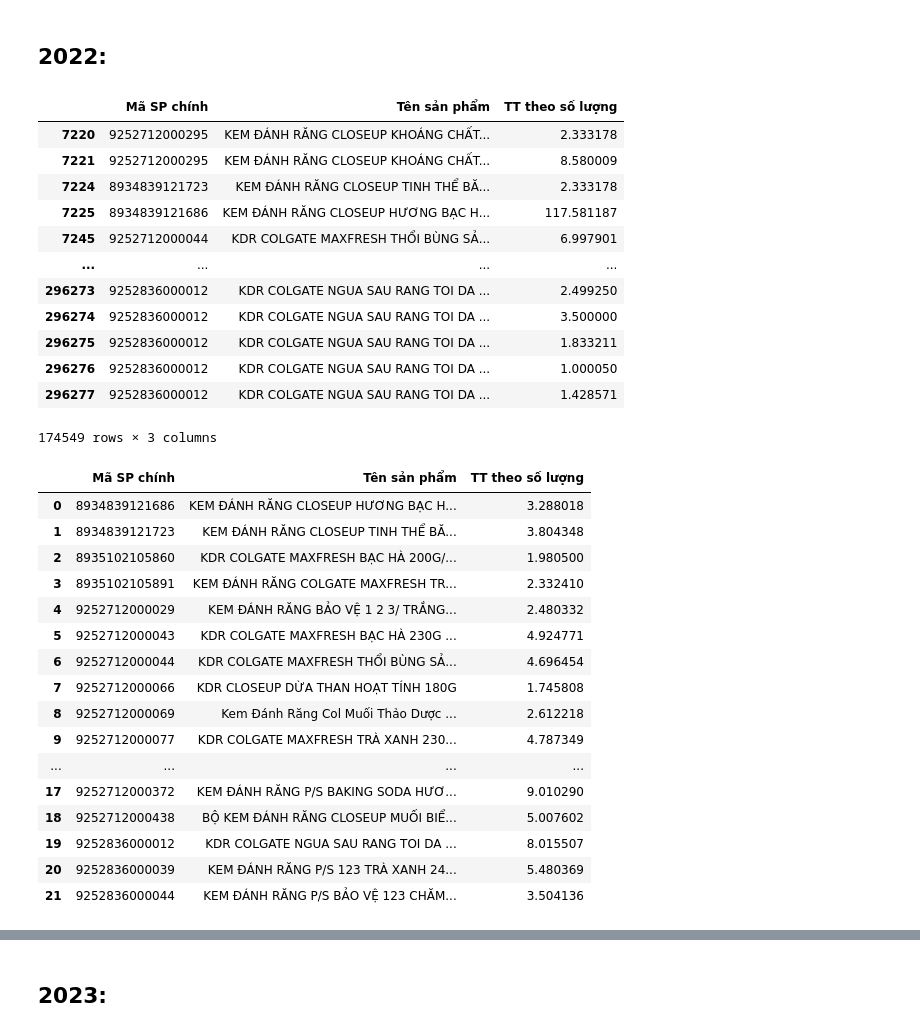
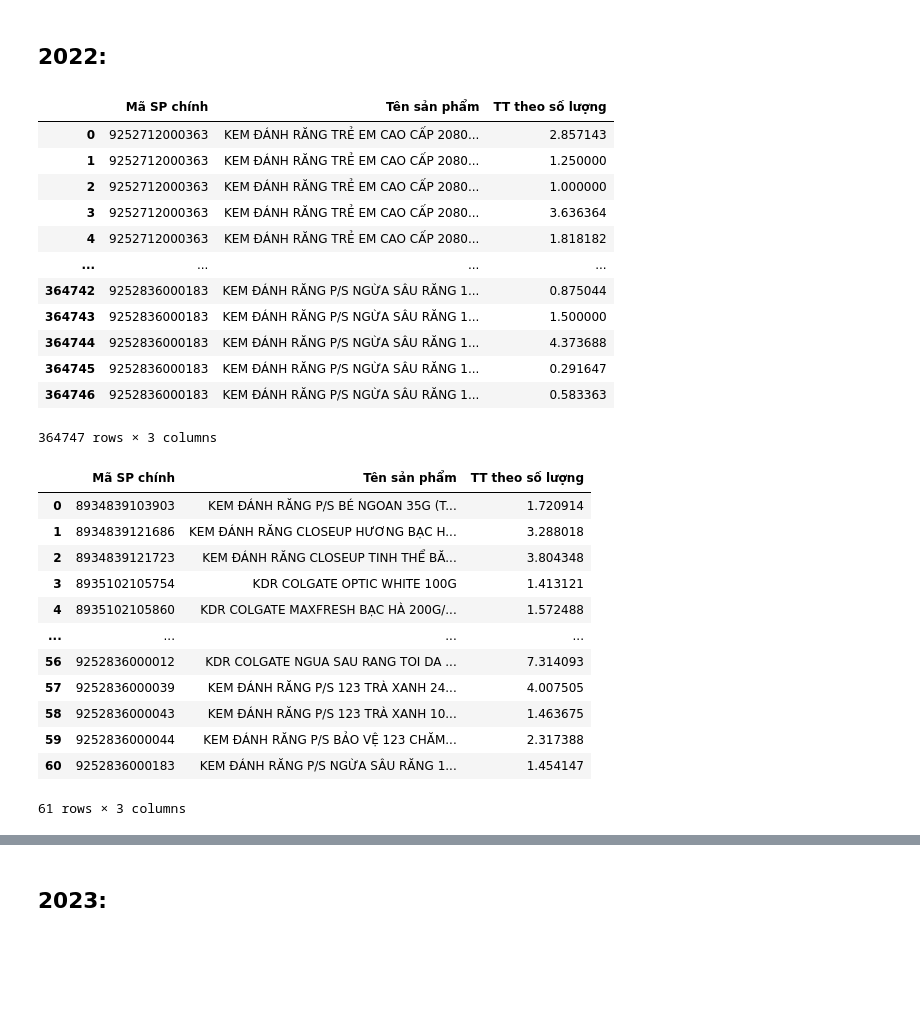
Before and after one commit to tuancaokaizen/dataproject, a Jupyter notebook: task5kdr.ipynb, the cells around one changed output, grey strips where cells are left out. Drawn from its saved outputs; the diff is of its cells as text; code cells hidden in the pictures; blank space fills up the shorter version.

```diff
--- a/task5kdr.ipynb
+++ b/task5kdr.ipynb
@@ -692,43 +692,39 @@ plt.show();
 # %% [markdown]
 ## 2022:
 # %%
-df_sku_2022 = df2[['Mã SP chính', 'Tên sản phẩm', 'TT theo số lượng']]
+df_sku_2022 = master_df2[['Mã SP chính', 'Tên sản phẩm', 'TT theo số lượng']]
 df_sku_2022
 # %% [output]
 |  | Mã SP chính | Tên sản phẩm | TT theo số lượng |
-| 7220 | 9252712000295 | KEM ĐÁNH RĂNG CLOSEUP KHOÁNG CHẤT... | 2.333178 |
-| 7221 | 9252712000295 | KEM ĐÁNH RĂNG CLOSEUP KHOÁNG CHẤT... | 8.580009 |
-| 7224 | 8934839121723 | KEM ĐÁNH RĂNG CLOSEUP TINH THỂ BĂ... | 2.333178 |
-| 7225 | 8934839121686 | KEM ĐÁNH RĂNG CLOSEUP HƯƠNG BẠC H... | 117.581187 |
-| 7245 | 9252712000044 | KDR COLGATE MAXFRESH THỔI BÙNG SẢ... | 6.997901 |
+| 0 | 9252712000363 | KEM ĐÁNH RĂNG TRẺ EM CAO CẤP 2080... | 2.857143 |
+| 1 | 9252712000363 | KEM ĐÁNH RĂNG TRẺ EM CAO CẤP 2080... | 1.250000 |
+| 2 | 9252712000363 | KEM ĐÁNH RĂNG TRẺ EM CAO CẤP 2080... | 1.000000 |
+| 3 | 9252712000363 | KEM ĐÁNH RĂNG TRẺ EM CAO CẤP 2080... | 3.636364 |
+| 4 | 9252712000363 | KEM ĐÁNH RĂNG TRẺ EM CAO CẤP 2080... | 1.818182 |
 | ... | ... | ... | ... |
-| 296273 | 9252836000012 | KDR COLGATE NGUA SAU RANG TOI DA ... | 2.499250 |
-| 296274 | 9252836000012 | KDR COLGATE NGUA SAU RANG TOI DA ... | 3.500000 |
-| 296275 | 9252836000012 | KDR COLGATE NGUA SAU RANG TOI DA ... | 1.833211 |
-| 296276 | 9252836000012 | KDR COLGATE NGUA SAU RANG TOI DA ... | 1.000050 |
-| 296277 | 9252836000012 | KDR COLGATE NGUA SAU RANG TOI DA ... | 1.428571 |
+| 364742 | 9252836000183 | KEM ĐÁNH RĂNG P/S NGỪA SÂU RĂNG 1... | 0.875044 |
+| 364743 | 9252836000183 | KEM ĐÁNH RĂNG P/S NGỪA SÂU RĂNG 1... | 1.500000 |
+| 364744 | 9252836000183 | KEM ĐÁNH RĂNG P/S NGỪA SÂU RĂNG 1... | 4.373688 |
+| 364745 | 9252836000183 | KEM ĐÁNH RĂNG P/S NGỪA SÂU RĂNG 1... | 0.291647 |
+| 364746 | 9252836000183 | KEM ĐÁNH RĂNG P/S NGỪA SÂU RĂNG 1... | 0.583363 |
-174549 rows × 3 columns
+364747 rows × 3 columns
 # %%
 df_sku_2022 = df_sku_2022.groupby(['Mã SP chính', 'Tên sản phẩm'])['TT theo số lượng'].mean().reset_index()
 df_sku_2022
 # %% [output]
 |  | Mã SP chính | Tên sản phẩm | TT theo số lượng |
-| 0 | 8934839121686 | KEM ĐÁNH RĂNG CLOSEUP HƯƠNG BẠC H... | 3.288018 |
-| 1 | 8934839121723 | KEM ĐÁNH RĂNG CLOSEUP TINH THỂ BĂ... | 3.804348 |
-| 2 | 8935102105860 | KDR COLGATE MAXFRESH BẠC HÀ 200G/... | 1.980500 |
-| 3 | 8935102105891 | KEM ĐÁNH RĂNG COLGATE MAXFRESH TR... | 2.332410 |
-| 4 | 9252712000029 | KEM ĐÁNH RĂNG BẢO VỆ 1 2 3/ TRẮNG... | 2.480332 |
-| 5 | 9252712000043 | KDR COLGATE MAXFRESH BẠC HÀ 230G ... | 4.924771 |
-| 6 | 9252712000044 | KDR COLGATE MAXFRESH THỔI BÙNG SẢ... | 4.696454 |
-| 7 | 9252712000066 | KDR CLOSEUP DỪA THAN HOẠT TÍNH 180G | 1.745808 |
-| 8 | 9252712000069 | Kem Đánh Răng Col Muối Thảo Dược ... | 2.612218 |
-| 9 | 9252712000077 | KDR COLGATE MAXFRESH TRÀ XANH 230... | 4.787349 |
+| 0 | 8934839103903 | KEM ĐÁNH RĂNG P/S BÉ NGOAN 35G (T... | 1.720914 |
+| 1 | 8934839121686 | KEM ĐÁNH RĂNG CLOSEUP HƯƠNG BẠC H... | 3.288018 |
+| 2 | 8934839121723 | KEM ĐÁNH RĂNG CLOSEUP TINH THỂ BĂ... | 3.804348 |
+| 3 | 8935102105754 | KDR COLGATE OPTIC WHITE 100G | 1.413121 |
+| 4 | 8935102105860 | KDR COLGATE MAXFRESH BẠC HÀ 200G/... | 1.572488 |
 | ... | ... | ... | ... |
-| 17 | 9252712000372 | KEM ĐÁNH RĂNG P/S BAKING SODA HƯƠ... | 9.010290 |
-| 18 | 9252712000438 | BỘ KEM ĐÁNH RĂNG CLOSEUP MUỐI BIỂ... | 5.007602 |
-| 19 | 9252836000012 | KDR COLGATE NGUA SAU RANG TOI DA ... | 8.015507 |
-| 20 | 9252836000039 | KEM ĐÁNH RĂNG P/S 123 TRÀ XANH 24... | 5.480369 |
-| 21 | 9252836000044 | KEM ĐÁNH RĂNG P/S BẢO VỆ 123 CHĂM... | 3.504136 |
+| 56 | 9252836000012 | KDR COLGATE NGUA SAU RANG TOI DA ... | 7.314093 |
+| 57 | 9252836000039 | KEM ĐÁNH RĂNG P/S 123 TRÀ XANH 24... | 4.007505 |
+| 58 | 9252836000043 | KEM ĐÁNH RĂNG P/S 123 TRÀ XANH 10... | 1.463675 |
+| 59 | 9252836000044 | KEM ĐÁNH RĂNG P/S BẢO VỆ 123 CHĂM... | 2.317388 |
+| 60 | 9252836000183 | KEM ĐÁNH RĂNG P/S NGỪA SÂU RĂNG 1... | 1.454147 |
+61 rows × 3 columns
 # %%
 df_sku_2022_hq = df_sku_2022[df_sku_2022['TT theo số lượng'] >= 1.0]
 df_sku_2022_hq
```
Also changed, not shown: parts of 9 cells of this notebook.
